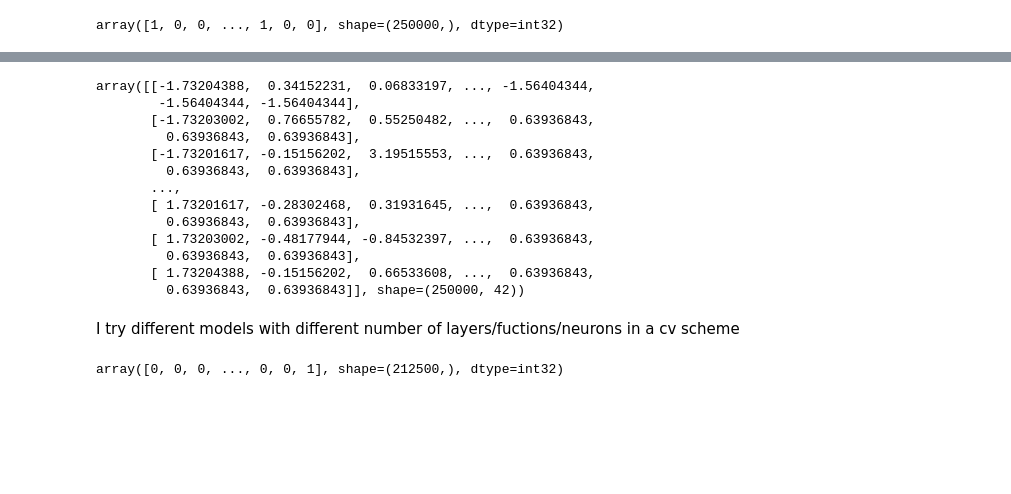
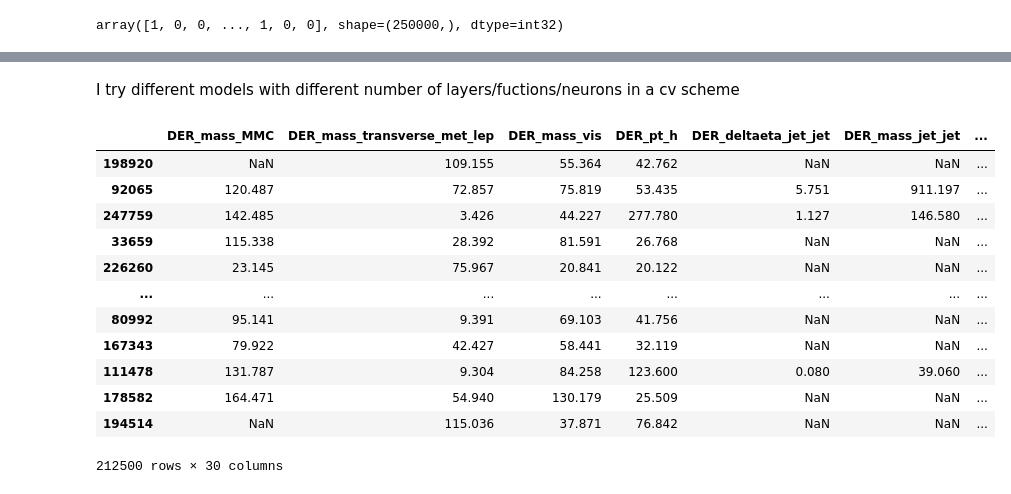
Before and after one commit to Matti-z/astrostatistics_bicocca_2026, a Jupyter notebook: working/twentysecond.ipynb, the cells around one changed output, grey strips where cells are left out. Drawn from its saved outputs; the diff is of its cells as text; code cells hidden in the pictures; blank space fills up the shorter version.

```diff
--- a/working/twentysecond.ipynb
+++ b/working/twentysecond.ipynb
@@ -91,4 +91,2 @@ df_filt
 # %%
 df_filt_nan = df_filt.replace(-999, np.nan)
-imputer = SimpleImputer(strategy = 'median', add_indicator= True)
-df_filt_nan = imputer.fit_transform(df_filt_nan)
@@ -98,16 +92,0 @@ scaled = scaler.fit_transform(df_filt_nan)
-# %%
-scaled
-# %% [output]
-array([[-1.73204388,  0.34152231,  0.06833197, ..., -1.56404344,
-        -1.56404344, -1.56404344],
-       [-1.73203002,  0.76655782,  0.55250482, ...,  0.63936843,
-         0.63936843,  0.63936843],
-       [-1.73201617, -0.15156202,  3.19515553, ...,  0.63936843,
-         0.63936843,  0.63936843],
-       ...,
-       [ 1.73201617, -0.28302468,  0.31931645, ...,  0.63936843,
-         0.63936843,  0.63936843],
-       [ 1.73203002, -0.48177944, -0.84532397, ...,  0.63936843,
-         0.63936843,  0.63936843],
-       [ 1.73204388, -0.15156202,  0.66533608, ...,  0.63936843,
-         0.63936843,  0.63936843]], shape=(250000, 42))
@@ -168,7 +176,19 @@ model4 = keras.Sequential([
 # %%
-data_train, data_test, y_train, y_test = train_test_split(scaled, y, test_size= 0.15, shuffle= True)
+data_train, data_test, y_train, y_test = train_test_split(df_filt_nan, y, test_size= 0.15, shuffle= True)
 # prova1, prova2, y1, y2 = train_test_split(data_train, y_train, test_size= 0.2)
 # %%
-y_train
+data_train
 # %% [output]
+|  | DER_mass_MMC | DER_mass_transverse_met_lep | DER_mass_vis | DER_pt_h | DER_deltaeta_jet_jet | DER_mass_jet_jet | ... |
+| 198920 | NaN | 109.155 | 55.364 | 42.762 | NaN | NaN | ... |
+| 92065 | 120.487 | 72.857 | 75.819 | 53.435 | 5.751 | 911.197 | ... |
+| 247759 | 142.485 | 3.426 | 44.227 | 277.780 | 1.127 | 146.580 | ... |
+| 33659 | 115.338 | 28.392 | 81.591 | 26.768 | NaN | NaN | ... |
+| 226260 | 23.145 | 75.967 | 20.841 | 20.122 | NaN | NaN | ... |
+| ... | ... | ... | ... | ... | ... | ... | ... |
+| 80992 | 95.141 | 9.391 | 69.103 | 41.756 | NaN | NaN | ... |
+| 167343 | 79.922 | 42.427 | 58.441 | 32.119 | NaN | NaN | ... |
+| 111478 | 131.787 | 9.304 | 84.258 | 123.600 | 0.080 | 39.060 | ... |
+| 178582 | 164.471 | 54.940 | 130.179 | 25.509 | NaN | NaN | ... |
+| 194514 | NaN | 115.036 | 37.871 | 76.842 | NaN | NaN | ... |
-array([0, 0, 0, ..., 0, 0, 1], shape=(212500,), dtype=int32)
+212500 rows × 30 columns
```
Also changed, not shown: parts of 10 cells of this notebook.
